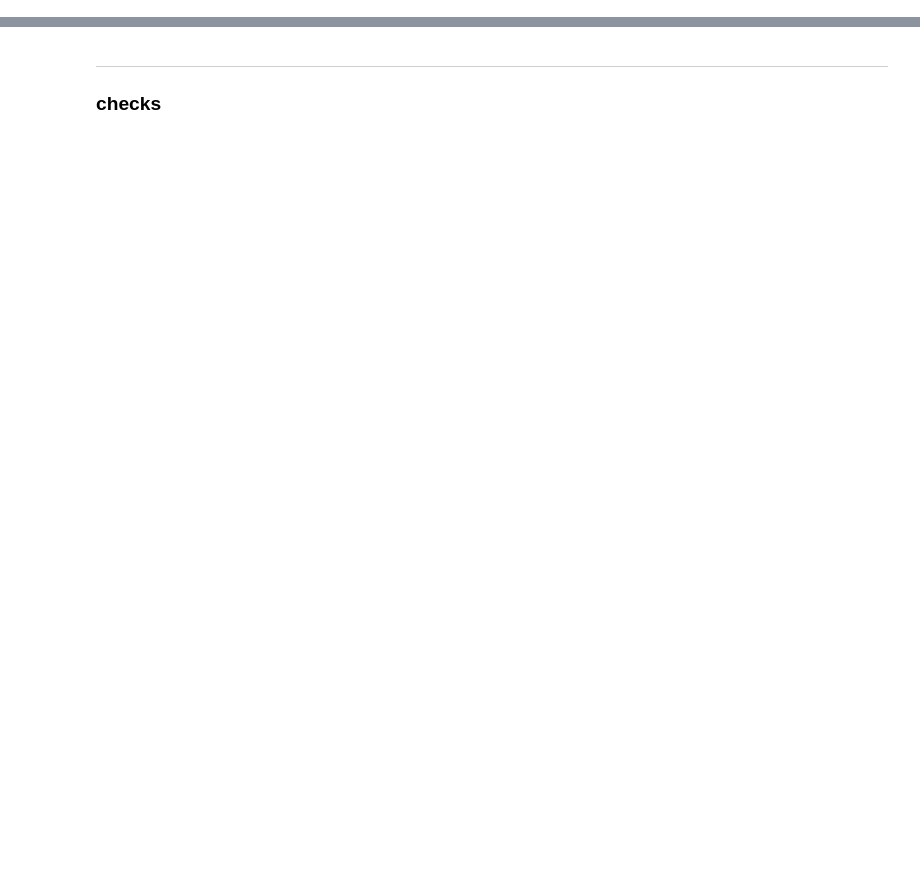
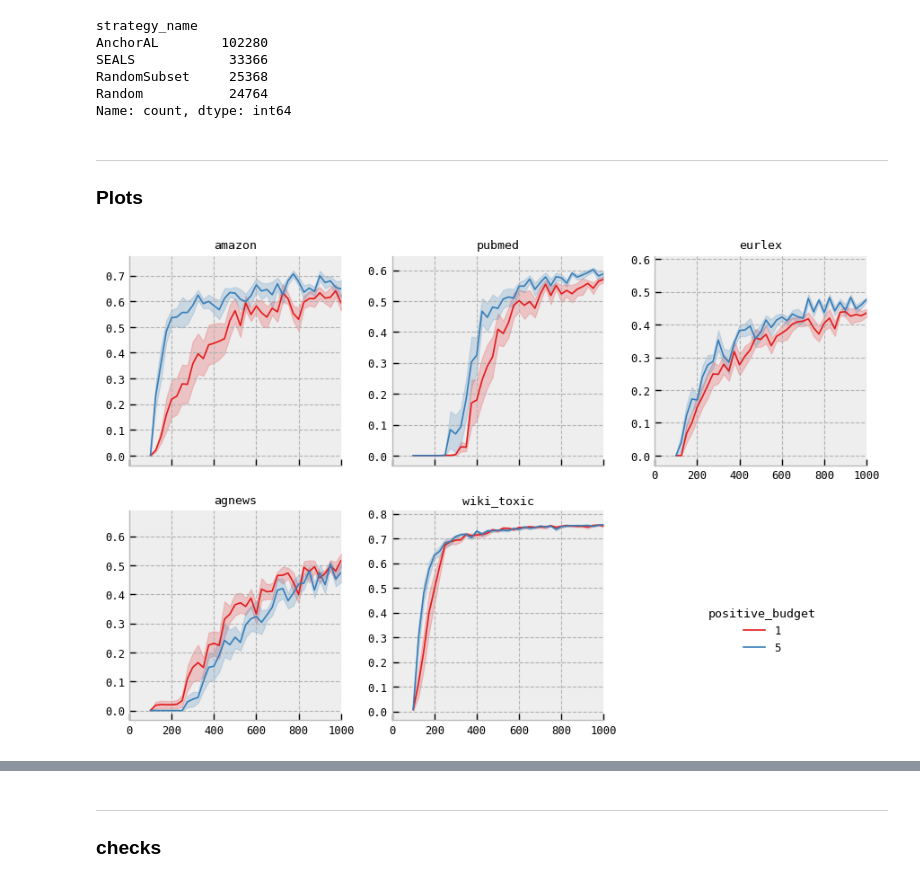
Before and after one commit to pietrolesci/anchoral, a Jupyter notebook: notebooks/results.ipynb, the cells around one changed output, grey strips where cells are left out. Drawn from its saved outputs; the diff is of its cells as text; code cells hidden in the pictures; blank space fills up the shorter version.

```diff
--- a/notebooks/results.ipynb
+++ b/notebooks/results.ipynb
@@ -14,2 +17,3 @@ from tqdm.auto import tqdm
 # %%
 pl.Config.set_fmt_str_lengths(100)
+con = duckdb.connect()
@@ -17,0 +98,9 @@ polars.config.Config
+# %%
+df["strategy_name"].value_counts()
+# %% [output]
+strategy_name
+AnchorAL        102280
+SEALS            33366
+RandomSubset     25368
+Random           24764
+Name: count, dtype: int64
@@ -17,0 +112,3 @@ polars.config.Config
+# %% [markdown]
+---
+### Plots
@@ -17,0 +121,46 @@ polars.config.Config
+# %%
+def plot(plot_data, hue_col, col_order=col_order, palette=None, legend_order=None, xlim=1_000) -> None:
+
+    g = sns.FacetGrid(
+        plot_data,
+        col="dataset",
+        col_wrap=3,
+        sharex=True,
+        legend_out=True,
+        despine=True,
+        xlim=(0, xlim),
+        # ylim=ylim,
+        sharey=False,
+        col_order=col_order,
+    )
+    g.map_dataframe(
+        sns.lineplot,
+        data=plot_data,
+        x="step",
+        y="value",
+        errorbar=("se", 1),
+        hue=hue_col,
+        palette=palette,
+    )
+    g.tight_layout()
+    g.set_axis_labels("", "")
+    g.set_titles(col_template="{col_name}",)
+    g.add_legend(label_order=legend_order, bbox_to_anchor=(.82, .25), title=hue_col)
+    # plt.savefig(fname=f"p.png", dpi=1000, transparent=True, bbox_inches='tight', pad_inches=0)
+    return g
+# %%
+metric = "test/f1_class1_vs_budget"
+hue_col = "positive_budget"
+
+plot_data = (
+    ddf
+    .loc[(ddf["group"].isin(["seeds", "initial_set"])) & (ddf["tag"] == metric)]
+    .assign(positive_budget=lambda _df: _df["positive_budget"].astype(str))
+)
+
+legend_order = sorted(plot_data[hue_col].unique().tolist())
+palette = dict(zip(legend_order, sns.color_palette("Set1", n_colors=len(legend_order))))
+
+plot(plot_data, hue_col=hue_col, palette=palette, legend_order=legend_order)
+# %% [output]
+[figure, added]
```
Also changed, not shown: parts of 84 cells of this notebook, 1 other file.
